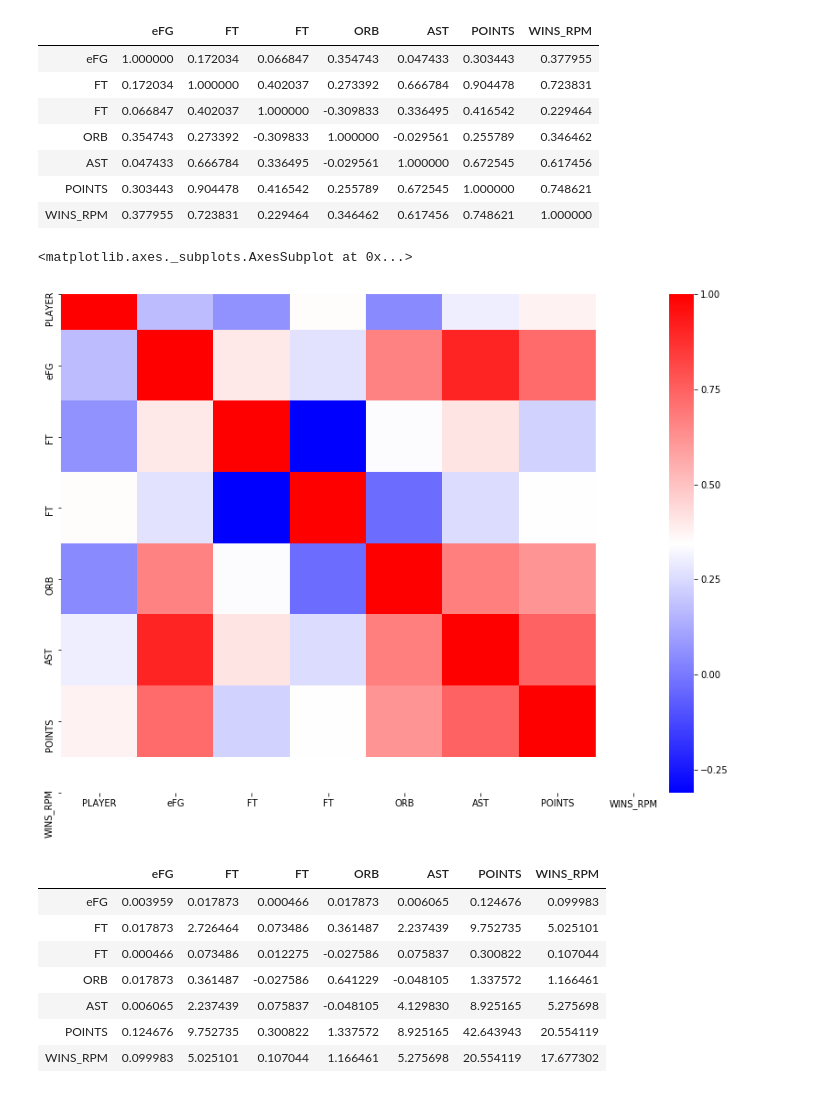
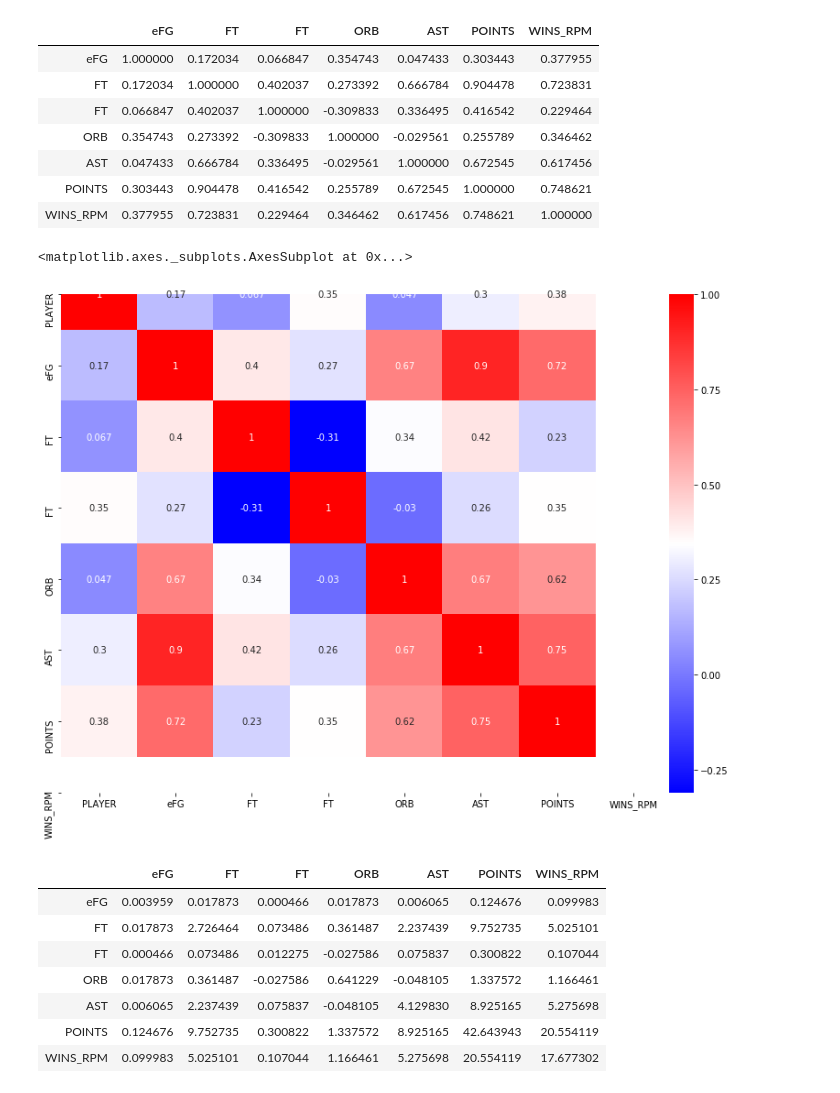
Before and after one commit to ta-datapt-bcn/project-statistical-analysis, a Jupyter notebook: NBA Stats Analysis.ipynb, the cells around one changed output. Cells and saved outputs as stored; diff of their text form; code cells hidden in the pictures.

```diff
--- a/NBA Stats Analysis.ipynb
+++ b/NBA Stats Analysis.ipynb
@@ -370,11 +380,11 @@ offensive_atr_df.corr()
 # %%
 plt.subplots(figsize=(14,10))
 sns.heatmap(offensive_atr_df.corr(),
             xticklabels=offensive_atr_df.columns.values,
-            yticklabels=offensive_atr_df.columns.values, cmap="bwr")
+            yticklabels=offensive_atr_df.columns.values, cmap="bwr",annot=True)
 # %% [output]
 <matplotlib.axes._subplots.AxesSubplot at 0x...>
-[figure, old version]
+[figure, new version]
 # %%
 offensive_atr_df.cov()
 # %% [output]
```
Also changed, not shown: parts of 28 cells of this notebook, 3 other files.
